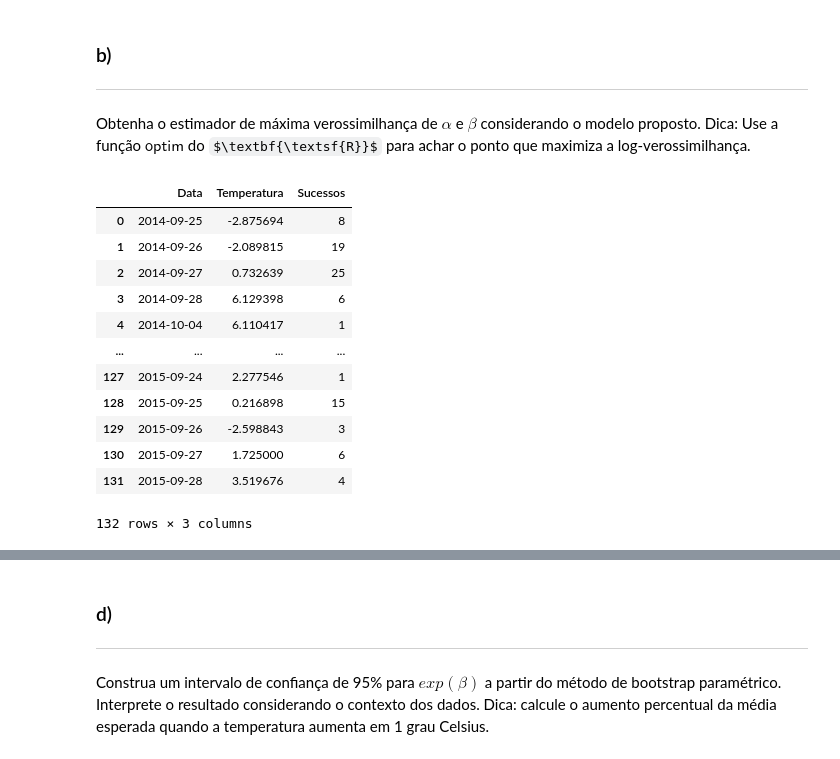
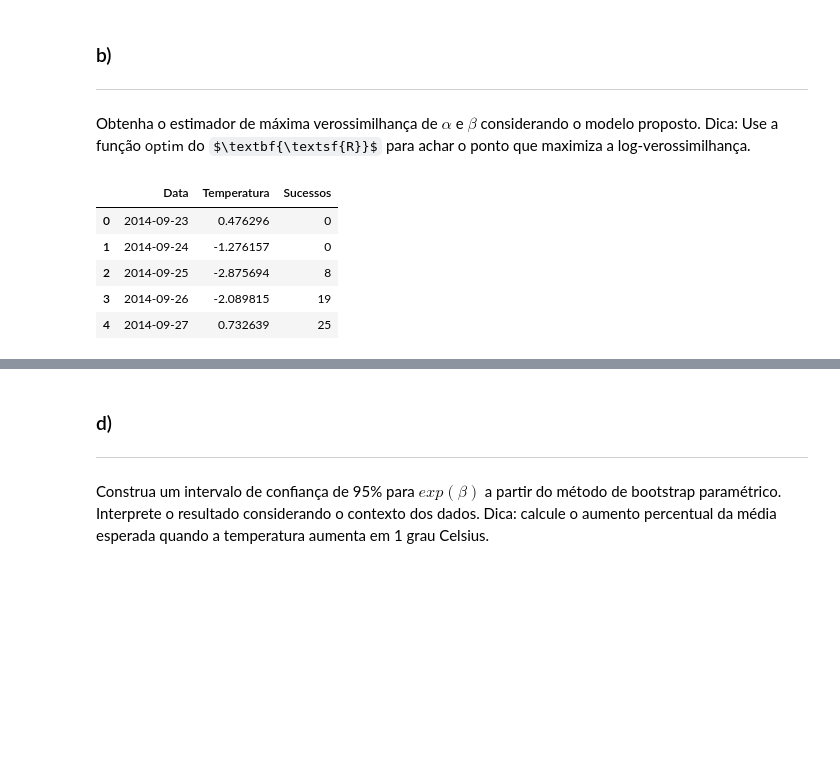
Before and after one commit to pauloceliojr/mcimd-listas, a Jupyter notebook: Lista 2/Lista_2.ipynb, the cells around one changed output, grey strips where cells are left out. Saved outputs shown, nothing was run; the diff lists cells and outputs as text; code cells hidden in the pictures; some formulas as TeX source; blank space fills up the shorter version.

```diff
--- a/Lista 2/Lista_2.ipynb
+++ b/Lista 2/Lista_2.ipynb
@@ -140,22 +139,15 @@ ___
 
 Obtenha o estimador de máxima verossimilhança de $\alpha$ e $\beta$ considerando o modelo proposto. Dica: Use a função $\textsf{optim}$ do $\textbf{\textsf{R}}$ para achar o ponto que maximiza a log-verossimilhança.
 # %%
-dados_poisson = dados.query("not Temperatura.isnull() and Sucessos > 0").groupby(["Data", "Temperatura"]).Sucessos.sum()
+dados_poisson = dados.groupby(["Data", "Temperatura"]).Sucessos.sum()
 dados_poisson = pd.DataFrame(dados_poisson)
 dados_poisson.reset_index(inplace=True)
 
-dados_poisson
+dados_poisson.head()
 # %% [output]
 |  | Data | Temperatura | Sucessos |
-| 0 | 2014-09-25 | -2.875694 | 8 |
-| 1 | 2014-09-26 | -2.089815 | 19 |
-| 2 | 2014-09-27 | 0.732639 | 25 |
-| 3 | 2014-09-28 | 6.129398 | 6 |
-| 4 | 2014-10-04 | 6.110417 | 1 |
-| ... | ... | ... | ... |
-| 127 | 2015-09-24 | 2.277546 | 1 |
-| 128 | 2015-09-25 | 0.216898 | 15 |
-| 129 | 2015-09-26 | -2.598843 | 3 |
-| 130 | 2015-09-27 | 1.725000 | 6 |
-| 131 | 2015-09-28 | 3.519676 | 4 |
+| 0 | 2014-09-23 | 0.476296 | 0 |
+| 1 | 2014-09-24 | -1.276157 | 0 |
+| 2 | 2014-09-25 | -2.875694 | 8 |
+| 3 | 2014-09-26 | -2.089815 | 19 |
+| 4 | 2014-09-27 | 0.732639 | 25 |
-132 rows × 3 columns
```
Also changed, not shown: parts of 15 cells of this notebook.
